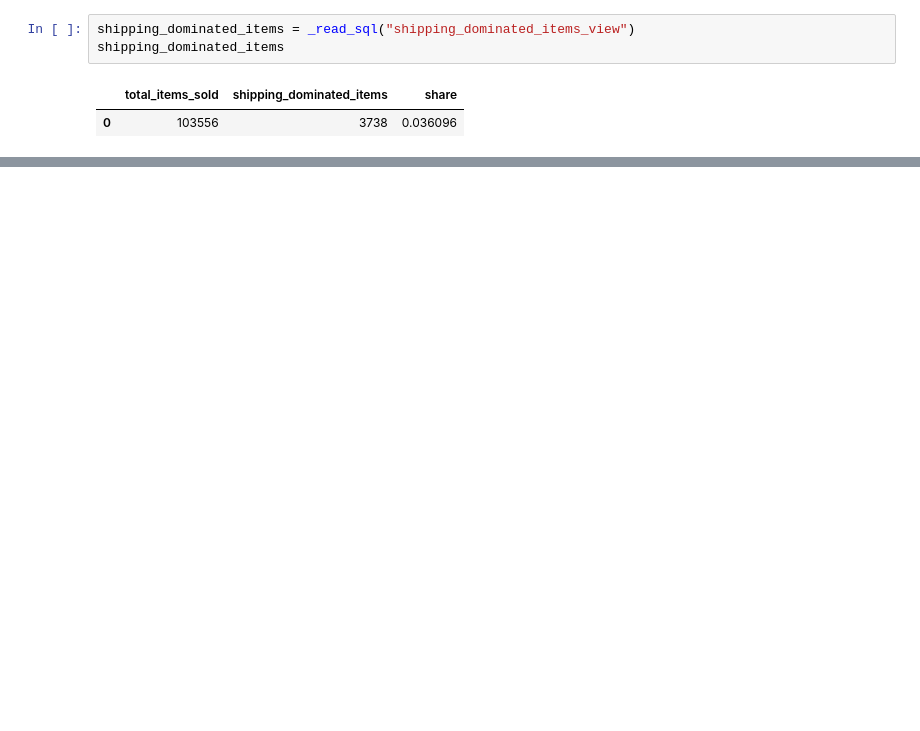
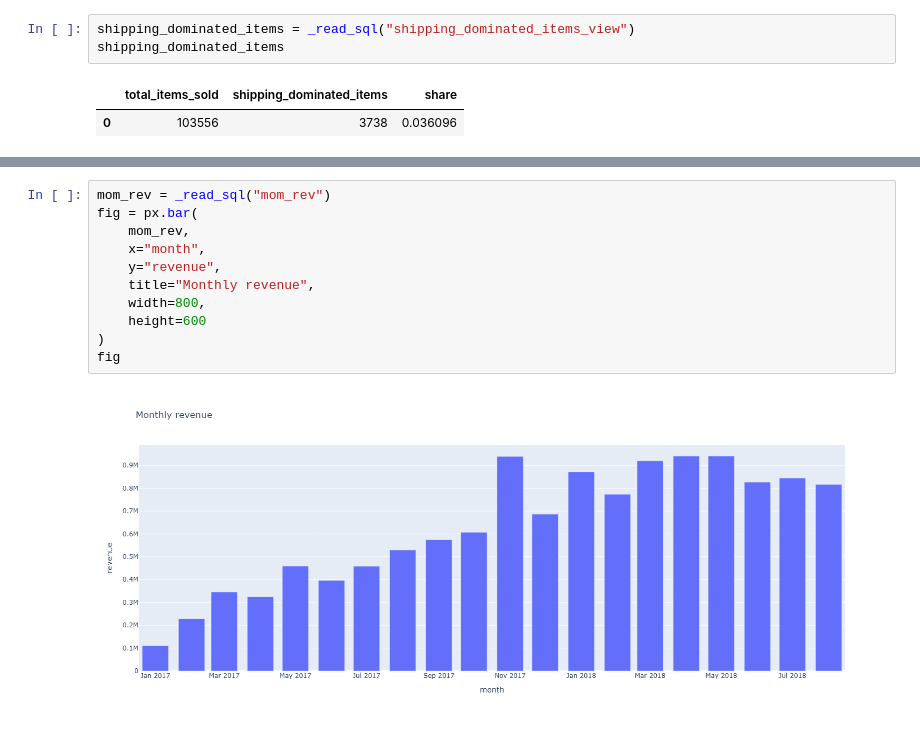
Before and after one commit to granfelino/e-commerce-brazil, a Jupyter notebook: notebook/analysis.ipynb, the cells around one changed output, grey strips where cells are left out. Saved outputs shown, nothing was run; the diff lists cells and outputs as text; blank space fills up the shorter version.

```diff
--- a/notebook/analysis.ipynb
+++ b/notebook/analysis.ipynb
@@ -50,0 +86,13 @@ fix
+# %%
+mom_rev = _read_sql("mom_rev")
+fig = px.bar(
+    mom_rev,
+    x="month",
+    y="revenue",
+    title="Monthly revenue",
+    width=800,
+    height=600
+)
+fig
+# %% [output]
+[figure, added]
```
Also changed, not shown: parts of 8 cells of this notebook, 11 other files.
